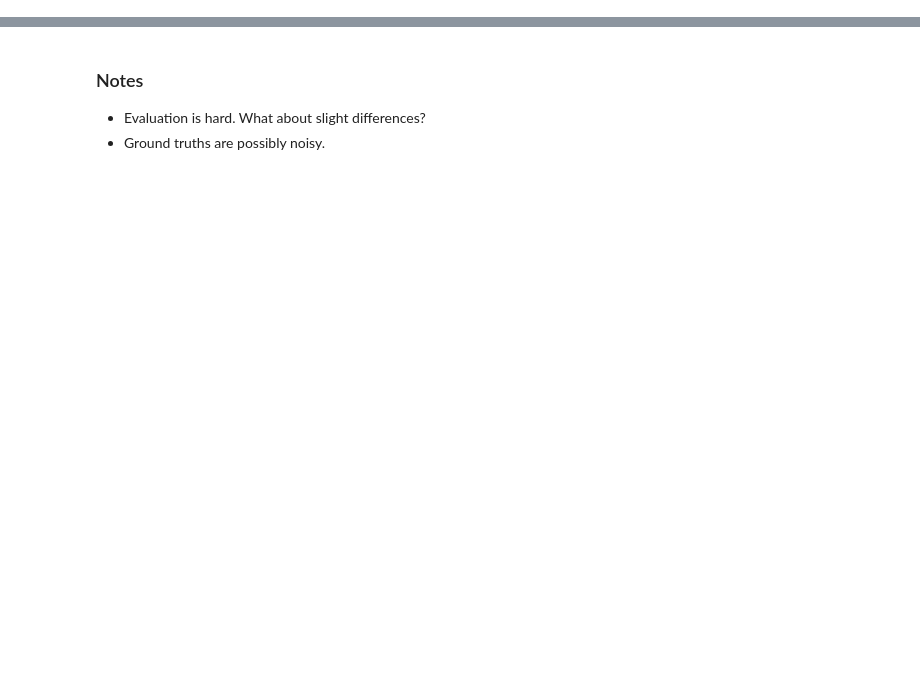
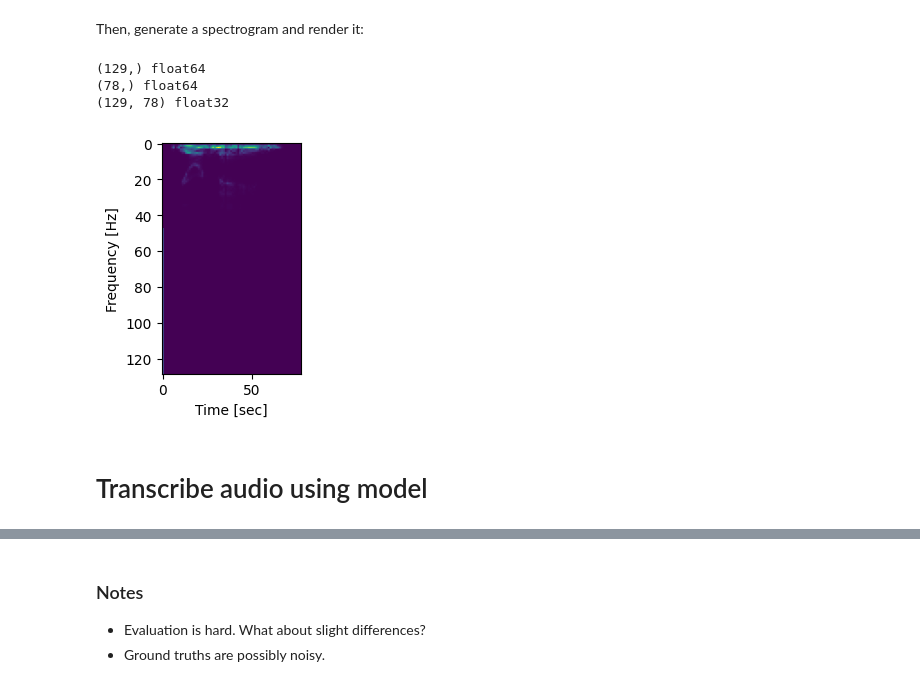
Before and after one commit to Sanya1001/speech-recognition, a Jupyter notebook: draft1.ipynb, the cells around one changed output, grey strips where cells are left out. Cells and saved outputs as stored; diff of their text form; code cells hidden in the pictures; blank space fills up the shorter version.

```diff
--- a/draft1.ipynb
+++ b/draft1.ipynb
@@ -32,3 +104,25 @@ model = whisper.load_model("base")
+# %% [markdown]
+Then, generate a spectrogram and render it:
+# %%
+frequencies, times, spectrogram = scipy.signal.spectrogram(waveform.squeeze(), sample_rate)
+
+print(frequencies.shape, frequencies.dtype)
+print(times.shape, times.dtype)
+print(spectrogram.shape, spectrogram.dtype)
+
+plt.figure(figsize=(8,3))
+plt.pcolormesh(times, frequencies, spectrogram)
+plt.imshow(spectrogram)
+plt.ylabel('Frequency [Hz]')
+plt.xlabel('Time [sec]')
+plt.show()
+# %% [output]
+(129,) float64
+(78,) float64
+(129, 78) float32
+[figure, added]
+# %% [markdown]
+# Transcribe audio using model
 # %%
 # transcribe audios using model
 
```
Also changed, not shown: parts of 16 cells of this notebook, 2 other files.
